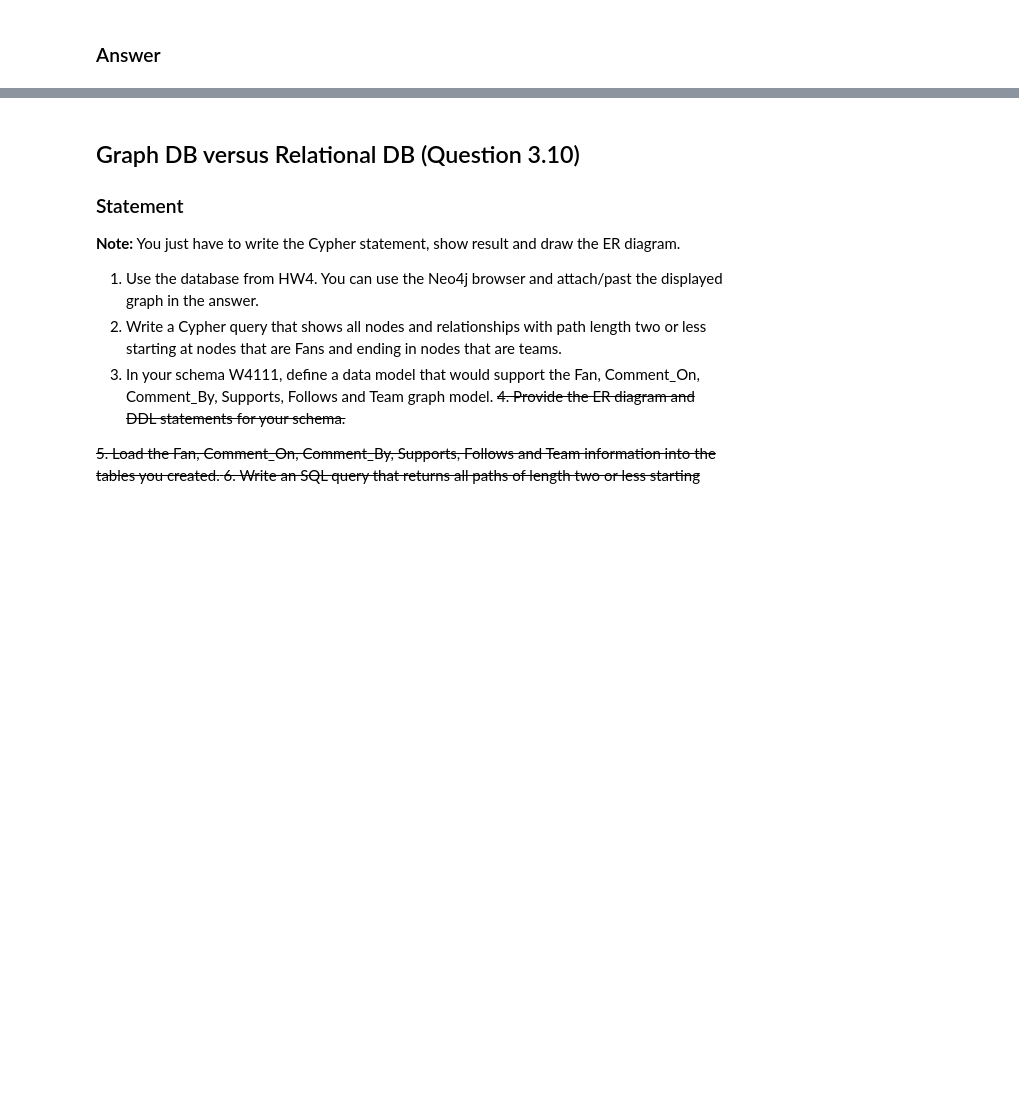
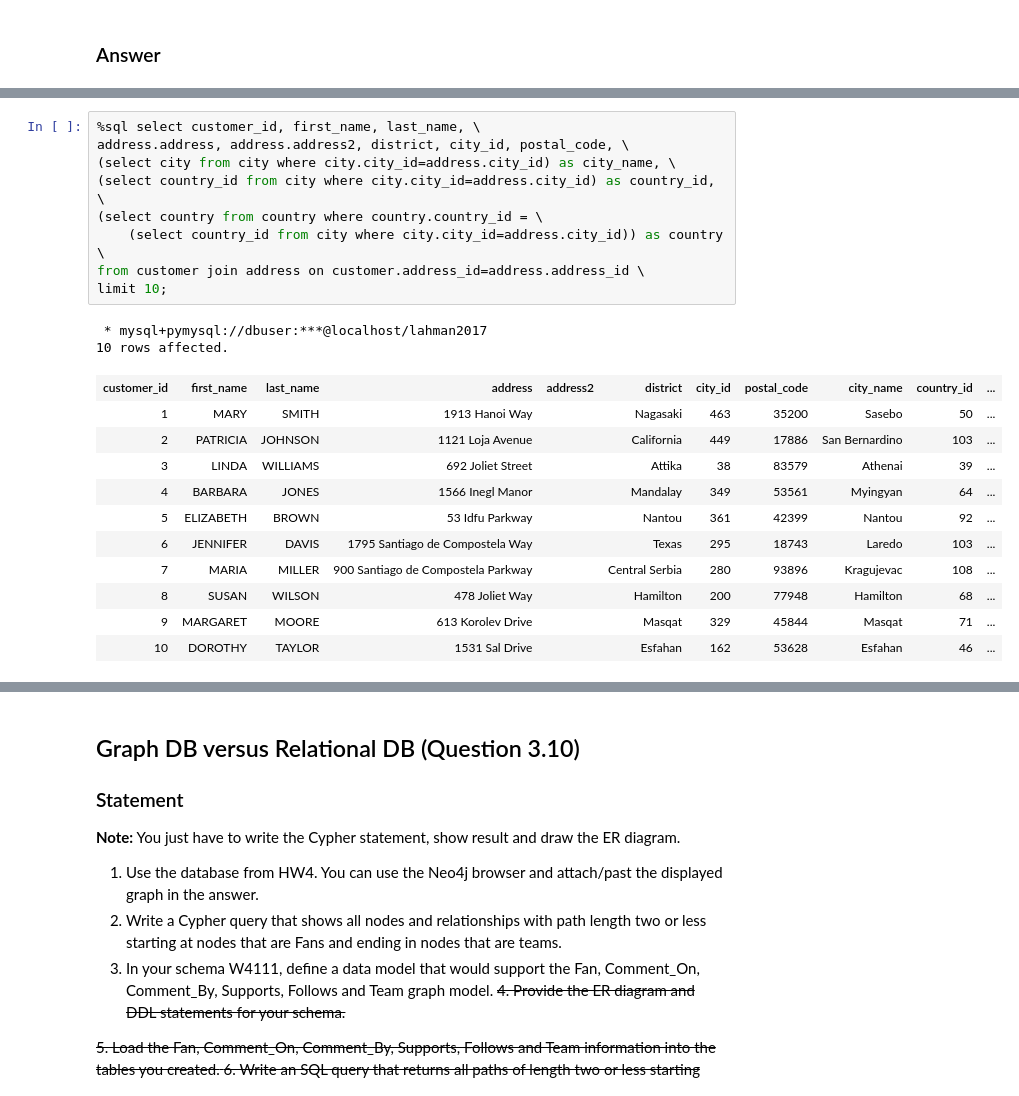
Before and after one commit to jingxixu/COMSW4111-Database, a Jupyter notebook: final/final-w4111-fall-2018-v1-public.ipynb, the cells around one changed output, grey strips where cells are left out. Drawn from its saved outputs; the diff is of its cells as text; blank space fills up the shorter version.

```diff
--- a/final/final-w4111-fall-2018-v1-public.ipynb
+++ b/final/final-w4111-fall-2018-v1-public.ipynb
@@ -1893,0 +1977,23 @@ Your tasks:
+# %%
+%sql select customer_id, first_name, last_name, \
+address.address, address.address2, district, city_id, postal_code, \
+(select city from city where city.city_id=address.city_id) as city_name, \
+(select country_id from city where city.city_id=address.city_id) as country_id, \
+(select country from country where country.country_id = \
+    (select country_id from city where city.city_id=address.city_id)) as country \
+from customer join address on customer.address_id=address.address_id \
+limit 10;
+# %% [output]
+ * mysql+pymysql://dbuser:***@localhost/lahman2017
+10 rows affected.
+| customer_id | first_name | last_name | address | address2 | district | city_id | postal_code | city_name | country_id | ... |
+| 1 | MARY | SMITH | 1913 Hanoi Way |  | Nagasaki | 463 | 35200 | Sasebo | 50 | ... |
+| 2 | PATRICIA | JOHNSON | 1121 Loja Avenue |  | California | 449 | 17886 | San Bernardino | 103 | ... |
+| 3 | LINDA | WILLIAMS | 692 Joliet Street |  | Attika | 38 | 83579 | Athenai | 39 | ... |
+| 4 | BARBARA | JONES | 1566 Inegl Manor |  | Mandalay | 349 | 53561 | Myingyan | 64 | ... |
+| 5 | ELIZABETH | BROWN | 53 Idfu Parkway |  | Nantou | 361 | 42399 | Nantou | 92 | ... |
+| 6 | JENNIFER | DAVIS | 1795 Santiago de Compostela Way |  | Texas | 295 | 18743 | Laredo | 103 | ... |
+| 7 | MARIA | MILLER | 900 Santiago de Compostela Parkway |  | Central Serbia | 280 | 93896 | Kragujevac | 108 | ... |
+| 8 | SUSAN | WILSON | 478 Joliet Way |  | Hamilton | 200 | 77948 | Hamilton | 68 | ... |
+| 9 | MARGARET | MOORE | 613 Korolev Drive |  | Masqat | 329 | 45844 | Masqat | 71 | ... |
+| 10 | DOROTHY | TAYLOR | 1531 Sal Drive |  | Esfahan | 162 | 53628 | Esfahan | 46 | ... |
```
Also changed, not shown: parts of 33 cells of this notebook.
